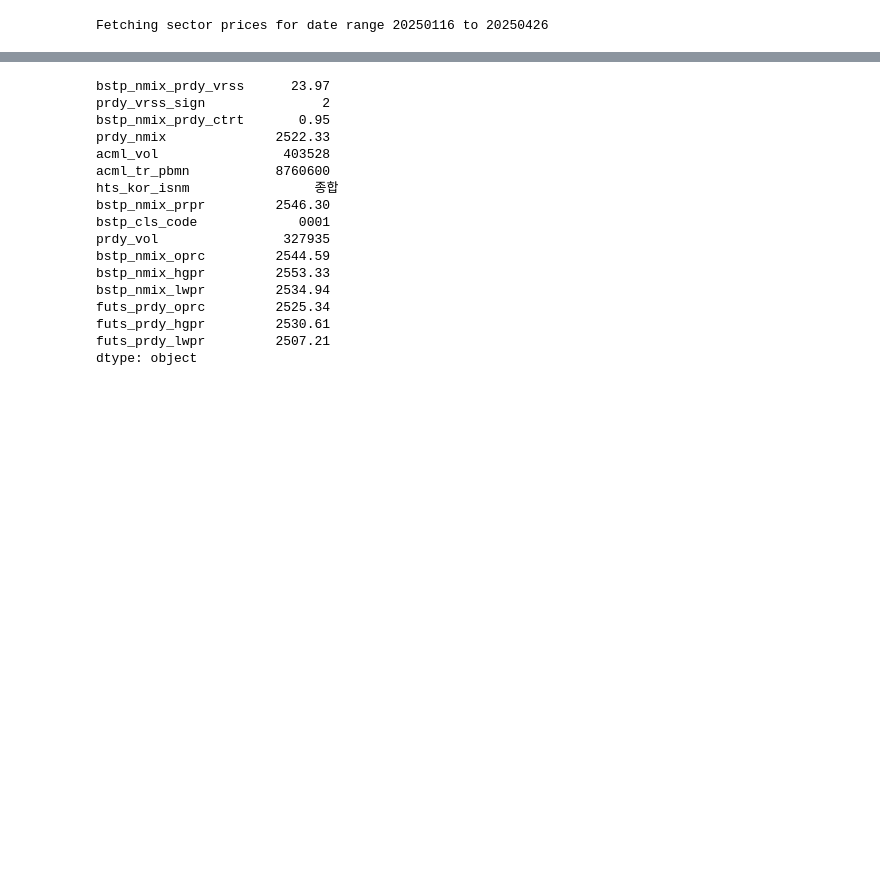
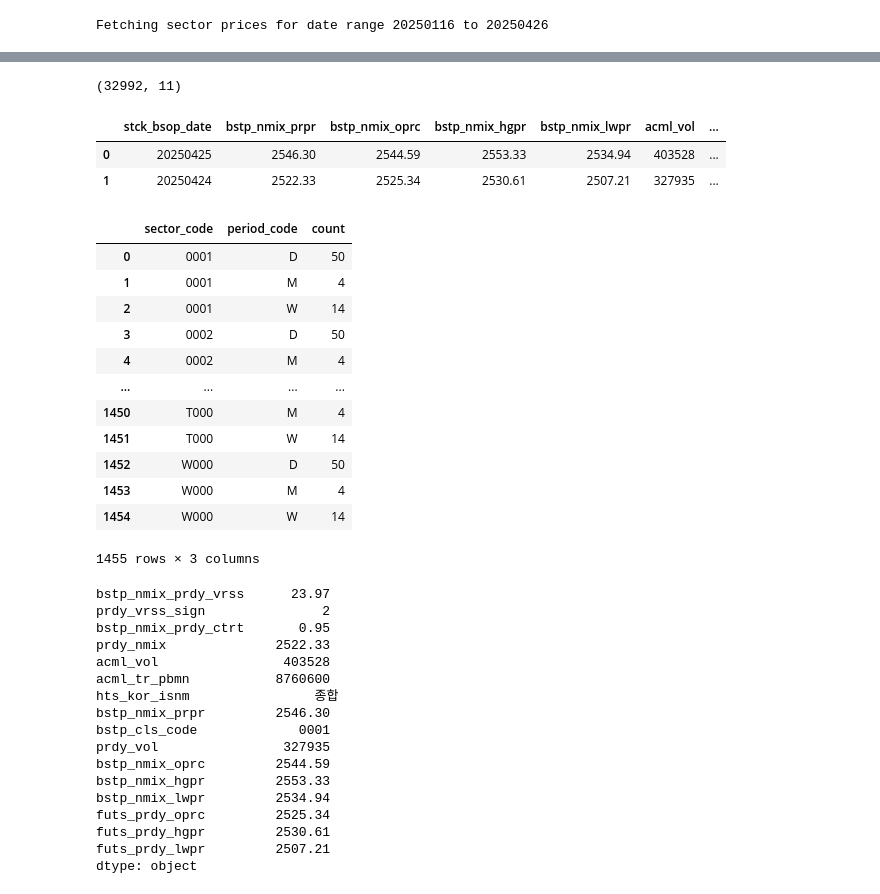
Before and after one commit to byeungchun/ofij, a Jupyter notebook: experiment/21apr2025/data_download.ipynb, the cells around one changed output, grey strips where cells are left out. Drawn from its saved outputs; the diff is of its cells as text; code cells hidden in the pictures; blank space fills up the shorter version.

Commit message:
update sector code

```diff
--- a/experiment/21apr2025/data_download.ipynb
+++ b/experiment/21apr2025/data_download.ipynb
@@ -162,3 +162,29 @@ Fetching stock prices for period D
+# %%
+sector_prices.shape
+# %% [output]
+(32992, 11)
+# %%
+sector_prices.head(2)
+# %% [output]
+|  | stck_bsop_date | bstp_nmix_prpr | bstp_nmix_oprc | bstp_nmix_hgpr | bstp_nmix_lwpr | acml_vol | ... |
+| 0 | 20250425 | 2546.30 | 2544.59 | 2553.33 | 2534.94 | 403528 | ... |
+| 1 | 20250424 | 2522.33 | 2525.34 | 2530.61 | 2507.21 | 327935 | ... |
+# %%
+sector_prices.groupby(['sector_code','period_code']).size().reset_index(name='count')
+# %% [output]
+|  | sector_code | period_code | count |
+| 0 | 0001 | D | 50 |
+| 1 | 0001 | M | 4 |
+| 2 | 0001 | W | 14 |
+| 3 | 0002 | D | 50 |
+| 4 | 0002 | M | 4 |
+| ... | ... | ... | ... |
+| 1450 | T000 | M | 4 |
+| 1451 | T000 | W | 14 |
+| 1452 | W000 | D | 50 |
+| 1453 | W000 | M | 4 |
+| 1454 | W000 | W | 14 |
+1455 rows × 3 columns
 # %%
 pd.Series(sectorres[0]['sector_prices'].output1)
 # %% [output]
```
Also changed, not shown: parts of 2 cells of this notebook, 2 other files.
